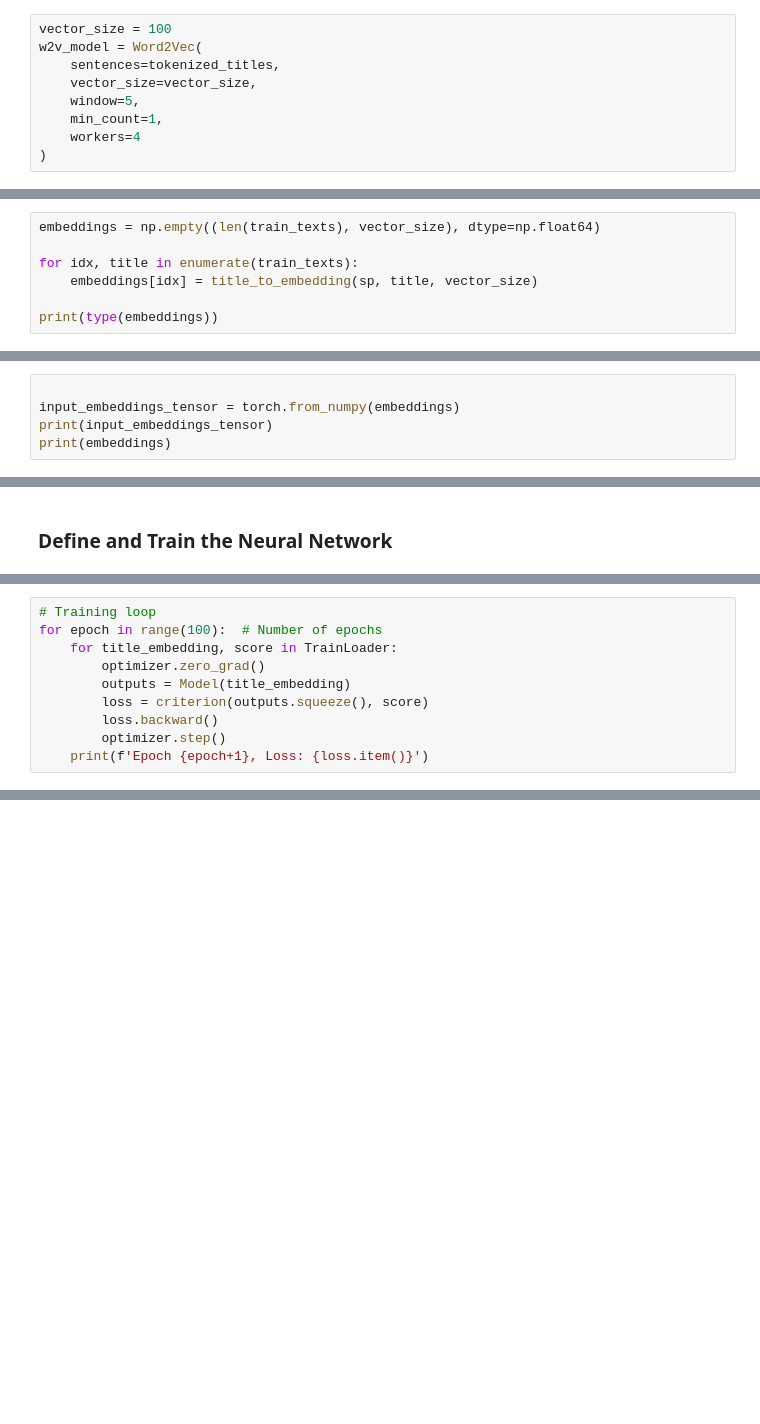
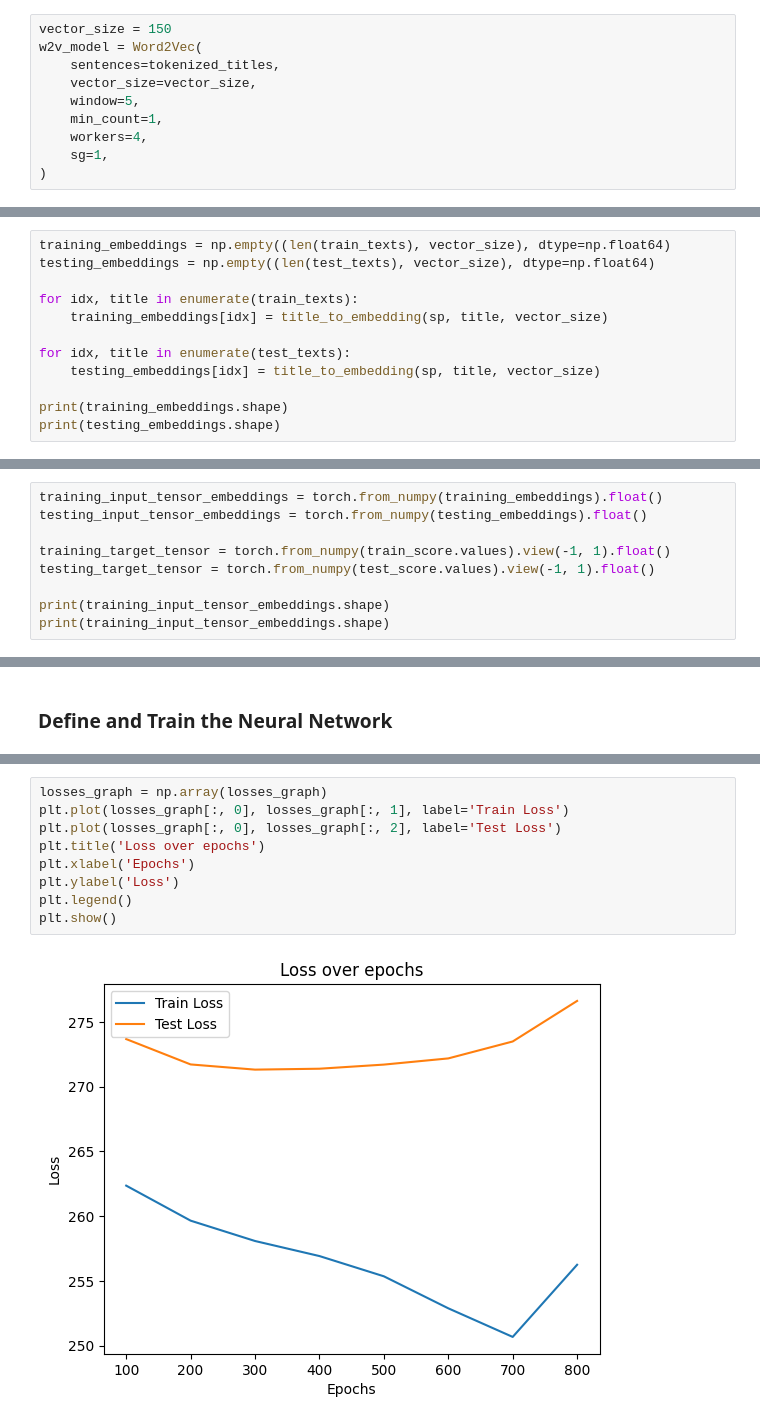
Before and after one commit to oleksandr-diudiun/week2mlx, a Jupyter notebook: week2_Alex.ipynb, the cells around one changed output, grey strips where cells are left out. Saved outputs shown, nothing was run; the diff lists cells and outputs as text; blank space fills up the shorter version.

```diff
--- a/week2_Alex.ipynb
+++ b/week2_Alex.ipynb
@@ -65,13 +69,14 @@ tokenized_titles = [sp.encode_as_pieces(title) for title in train_texts]
 # %% [markdown]
 ### Use Word2Vec to Generate Embeddings
 # %%
-vector_size = 100
+vector_size = 150
 w2v_model = Word2Vec(
     sentences=tokenized_titles,
     vector_size=vector_size,
     window=5,
     min_count=1,
-    workers=4
+    workers=4,
+    sg=1,
 )
 # %%
 def title_to_embedding(sp, title, vector_size):
@@ -85,10 +94,15 @@ def title_to_embedding(sp, title, vector_size):
 # %% [markdown]
 ### Create a PyTorch Dataset
 # %%
-embeddings = np.empty((len(train_texts), vector_size), dtype=np.float64)
+training_embeddings = np.empty((len(train_texts), vector_size), dtype=np.float64)
+testing_embeddings = np.empty((len(test_texts), vector_size), dtype=np.float64)
 
 for idx, title in enumerate(train_texts):
-    embeddings[idx] = title_to_embedding(sp, title, vector_size)
+    training_embeddings[idx] = title_to_embedding(sp, title, vector_size)
 
-print(type(embeddings))
+for idx, title in enumerate(test_texts):
+    testing_embeddings[idx] = title_to_embedding(sp, title, vector_size)
+
+print(training_embeddings.shape)
+print(testing_embeddings.shape)
 # %% [output]
@@ -96,6 +111,10 @@ print(type(embeddings))
 # %%
+training_input_tensor_embeddings = torch.from_numpy(training_embeddings).float()
+testing_input_tensor_embeddings = torch.from_numpy(testing_embeddings).float()
 
-input_embeddings_tensor = torch.from_numpy(embeddings)
-print(input_embeddings_tensor)
-print(embeddings)
+training_target_tensor = torch.from_numpy(train_score.values).view(-1, 1).float()
+testing_target_tensor = torch.from_numpy(test_score.values).view(-1, 1).float()
+
+print(training_input_tensor_embeddings.shape)
+print(training_input_tensor_embeddings.shape)
 # %% [output]
@@ -155,10 +124,0 @@ optimizer = optim.Adam(Model.parameters(), lr=0.01)
-# %%
-# Training loop
-for epoch in range(100):  # Number of epochs
-    for title_embedding, score in TrainLoader:
-        optimizer.zero_grad()
-        outputs = Model(title_embedding)
-        loss = criterion(outputs.squeeze(), score)
-        loss.backward()
-        optimizer.step()
-    print(f'Epoch {epoch+1}, Loss: {loss.item()}')
@@ -218,0 +179,11 @@ for epoch in range(1, epochs + 1):
+# %%
+losses_graph = np.array(losses_graph)
+plt.plot(losses_graph[:, 0], losses_graph[:, 1], label='Train Loss')
+plt.plot(losses_graph[:, 0], losses_graph[:, 2], label='Test Loss')
+plt.title('Loss over epochs')
+plt.xlabel('Epochs')
+plt.ylabel('Loss')
+plt.legend()
+plt.show()
+# %% [output]
+[figure, added]
```
Also changed, not shown: parts of 15 cells of this notebook, 5 other files.
